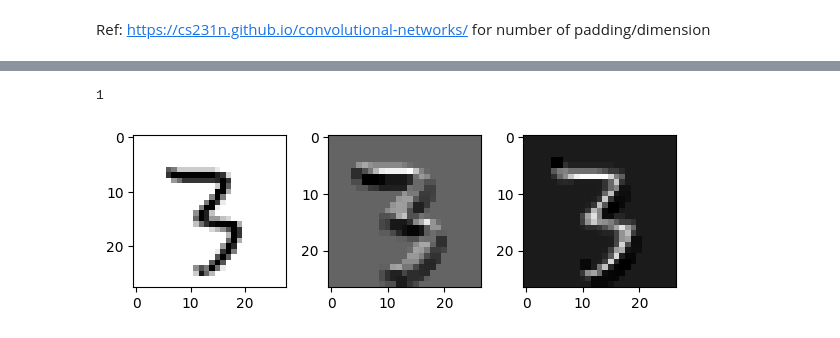
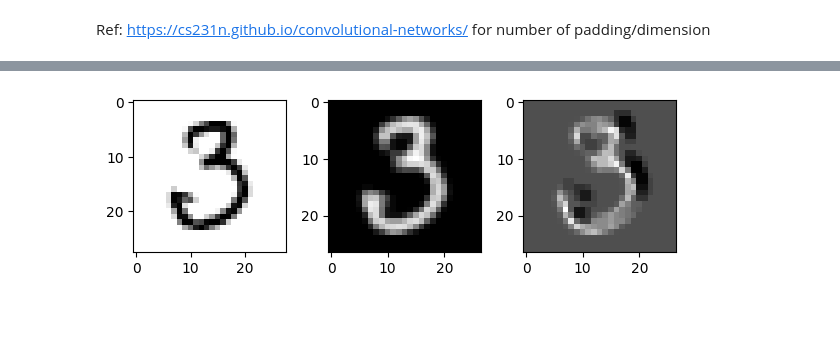
Before and after one commit to pquynhvu/TDA, a Jupyter notebook: mnist_pytorch.ipynb, the cells around one changed output, grey strips where cells are left out. Drawn from its saved outputs; the diff is of its cells as text; code cells hidden in the pictures.

```diff
--- a/mnist_pytorch.ipynb
+++ b/mnist_pytorch.ipynb
@@ -101,4 +101,4 @@ label_train_subset = label_train[:100]
 # %%
-mnist_cnn_fit = mnist_cnn.fit(x_train_subset, label_train_subset, epochs = 10, batch_size = 10)
+mnist_cnn_fit = mnist_cnn.fit(x_train, label_train, epochs = 10, batch_size = 250)
 # %% [output]
 Epoch 1/10
@@ -134,7 +129,7 @@ layer_names
 # %%
-conv1_W, conv1_b = mnist_cnn.layers[layer_names.index('conv2d_4')].get_weights()
-conv2_W, conv2_b = mnist_cnn.layers[layer_names.index('conv2d_5')].get_weights()
-dense_W, dense_b = mnist_cnn.layers[layer_names.index('dense_2')].get_weights()
+conv1_W, conv1_b = mnist_cnn.layers[layer_names.index('conv2d')].get_weights()
+conv2_W, conv2_b = mnist_cnn.layers[layer_names.index('conv2d_1')].get_weights()
+dense_W, dense_b = mnist_cnn.layers[layer_names.index('dense')].get_weights()
 # %%
 def same_padding(images, filter_h, filter_w, stride):
     sample_size, img_h, img_w, _ = images.shape
@@ -167,24 +162,22 @@ def get_start_index(output_height, output_width, stride_height, stride_width, ke
         i+=1
         j+=1
     return h_start, w_start
-# %%
-def reLU(x):
-  return np.maximum(0, x)
-
-def softmax(x):
-  exp_x = np.exp(x - np.max(x))
-  return exp_x/exp_x.sum(axis=0)
-
-def sigmoid(x):
-	return 1.0 / (1.0 + np.exp(-x))
-
-def softmax(x):
-  x_exp = np.exp(x - np.max(x, axis=-1, keepdims=True))
-  p = x_exp / np.sum(x_exp, axis=-1, keepdims=True)
-  max_idx = []
-  for i in range(p.shape[0]):
-    max.idx.append(np.)
-  return max_idx
+# %%
+def reLU(images):
+  return np.maximum(0, images)
+
+def sigmoid(images):
+	return 1.0 / (1.0 + np.exp(-images))
+
+def softmax(images):
+  sample_size, num_classes = images.shape
+  max_idx = []
+
+  for n in range(sample_size):
+    exp_x = np.exp(images[n] - np.max(images[n]))
+    p = exp_x/exp_x.sum()
+    max_idx.append(np.argmax(p))
+  return np.array(max_idx)
 # %%
 def Convo2D(images, filters, stride, bias, padding):
     filter_h, filter_w, in_channels, out_channels = filters.shape
@@ -249,18 +241,14 @@ xx = softmax(output)
-# %%
-np.argmax(xx[44])
-# %% [output]
-1
 # %%
-idx=44
+idx=998
 fig, axs = plt.subplots(1, 3, figsize=(6, 3))
 axs[0].imshow(x_train_subset[idx], cmap=matplotlib.cm.binary)
 axs[1].imshow(convo1_maxpool[idx,:,:,0], cmap=matplotlib.cm.binary)
 axs[2].imshow(convo1_maxpool[idx,:,:,1], cmap=matplotlib.cm.binary)
 ax.axis('off')
 plt.tight_layout()
 plt.show()
 # %% [output]
-[figure, old version]
+[figure, new version]
 # %%
 fig, axs = plt.subplots(1, 4, figsize=(6, 3))
 axs[0].imshow(x_train_subset[idx], cmap=matplotlib.cm.binary)
```
Also changed, not shown: parts of 8 cells of this notebook.
